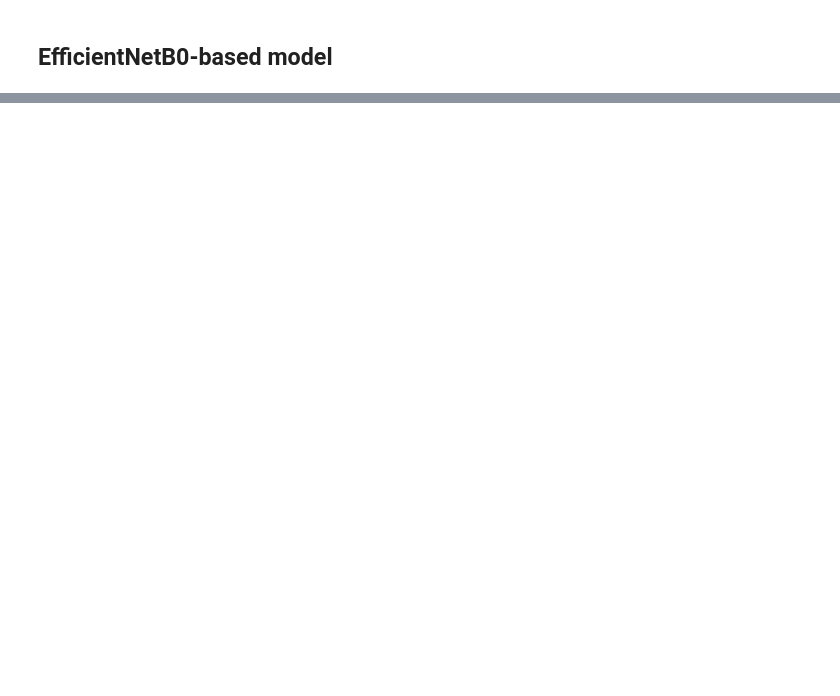
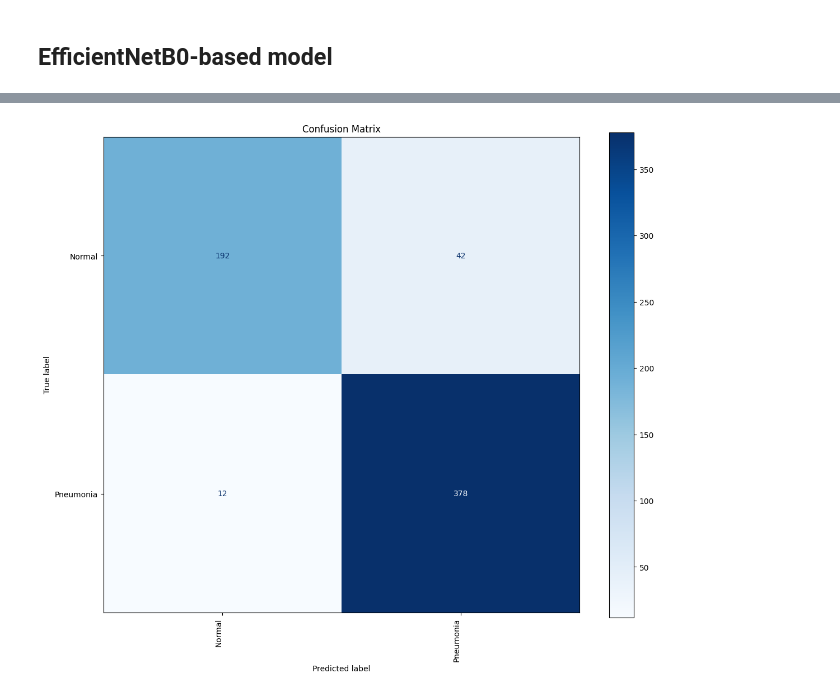
Before and after one commit to MinhNguyen2000/TME_6015, a Jupyter notebook: Assignment_2/TME6015_Assignment2_Pneumonia_Kaggle.ipynb, the cells around one changed output, grey strips where cells are left out. Cells and saved outputs as stored; diff of their text form; code cells hidden in the pictures; blank space fills up the shorter version.

```diff
--- a/Assignment_2/TME6015_Assignment2_Pneumonia_Kaggle.ipynb
+++ b/Assignment_2/TME6015_Assignment2_Pneumonia_Kaggle.ipynb
@@ -250,0 +440,2 @@ model.summary()
+# %%
+prediction_array = (model.predict(test_image_array,batch_size=BATCH_SIZE)>0.5).astype(int)
@@ -250,0 +444,13 @@ model.summary()
+# %%
+cm = confusion_matrix(test_label_array, prediction_array)
+disp = ConfusionMatrixDisplay(confusion_matrix=cm,display_labels=["Normal", "Pneumonia"])
+disp.plot(cmap=plt.cm.Blues)  # You can change the color map as desired
+fig = disp.ax_.get_figure()
+fig.set_figwidth(12); fig.set_figheight(10)
+plt.title("Confusion Matrix")
+plt.xticks(rotation=90, ha='right')  # Rotate x labels for better readability
+plt.yticks(rotation=0)  # Keep y labels horizontal
+plt.tight_layout()  # Adjust layout to make room for rotated labels
+plt.show()
+# %% [output]
+[figure, added]
```
Also changed, not shown: parts of 32 cells of this notebook, 6 other files.
